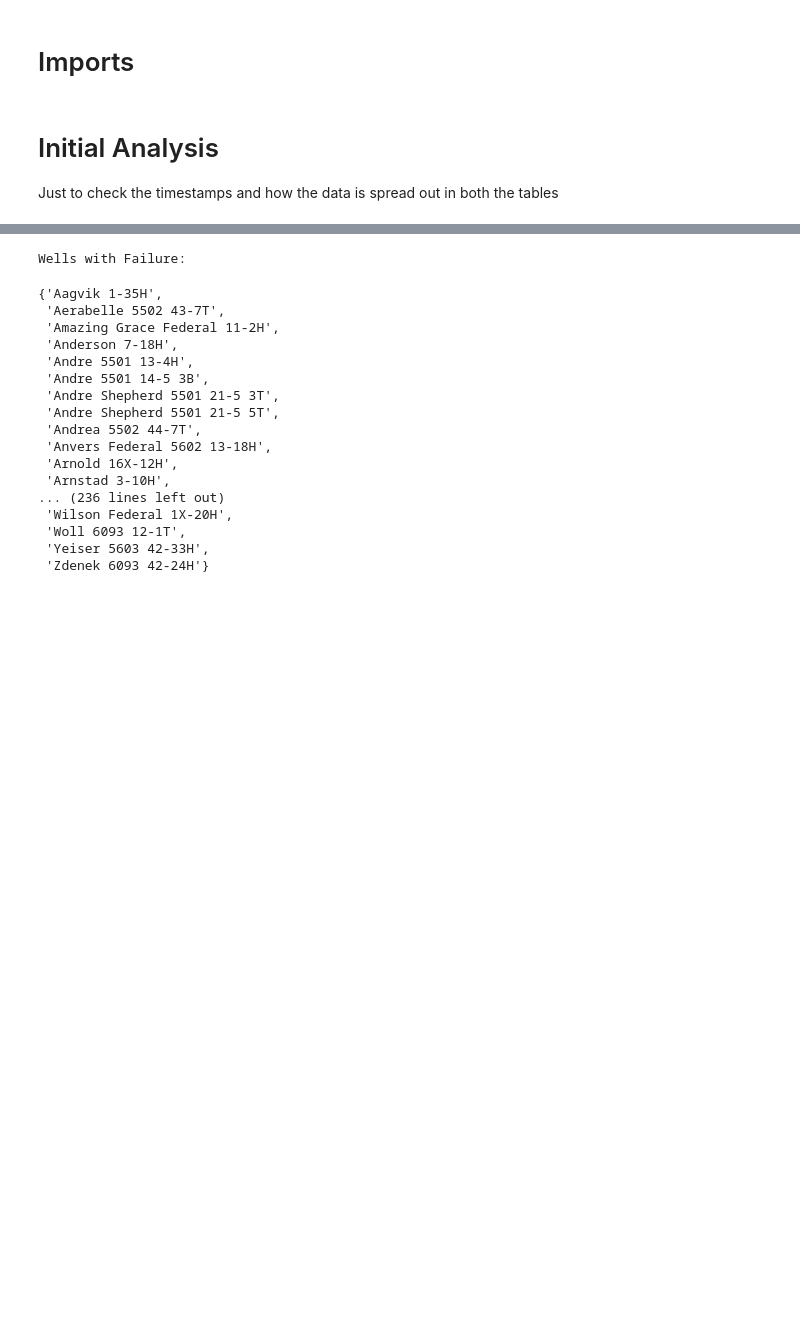
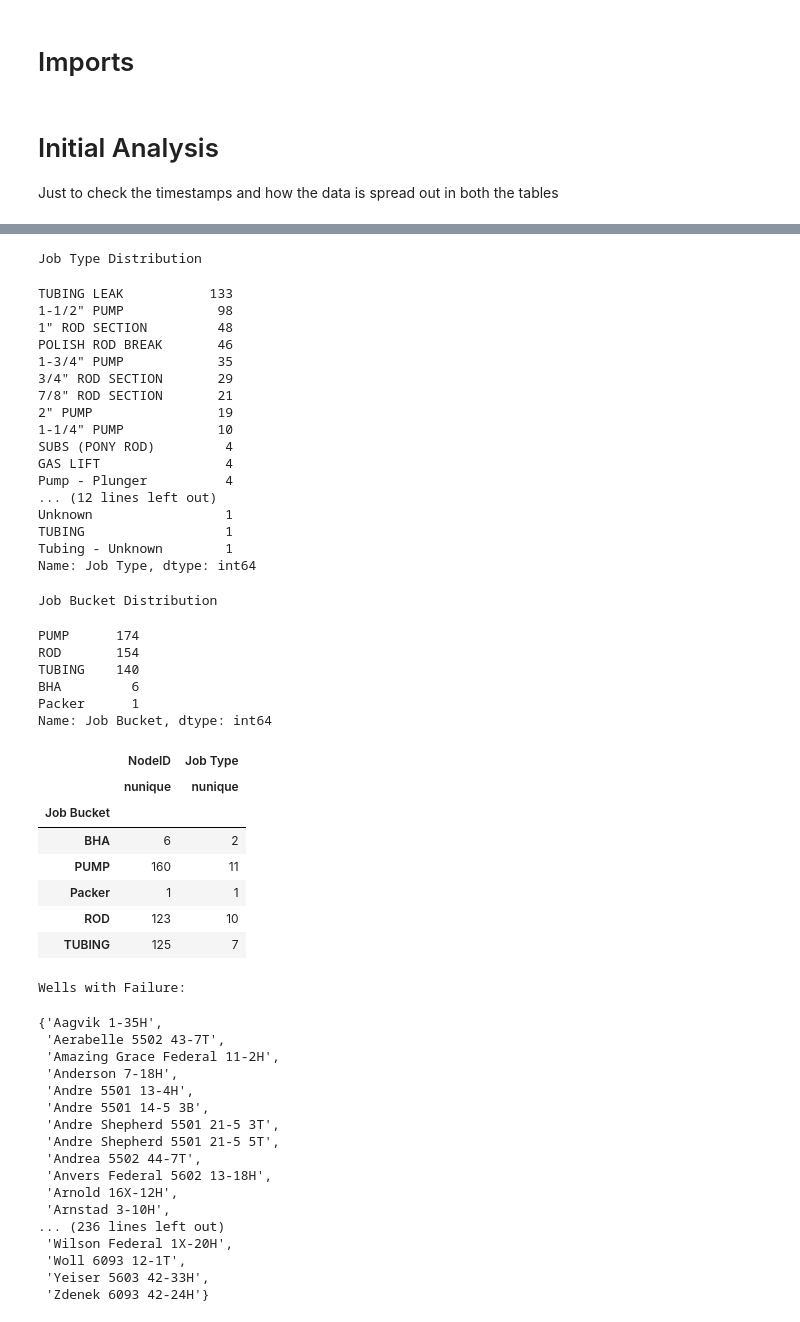
Before and after one commit to Ashitha97/ESP, a Jupyter notebook: Failure Forecasting/Feature Analysis.ipynb, the cells around one changed output, grey strips where cells are left out. Drawn from its saved outputs; the diff is of its cells as text; code cells hidden in the pictures; blank space fills up the shorter version.

```diff
--- a/Failure Forecasting/Feature Analysis.ipynb
+++ b/Failure Forecasting/Feature Analysis.ipynb
@@ -112,6 +112,54 @@ failures.head()
 | 2 | Acklins 6092 12-18H | 2019-12-24 | 2020-01-02 | 2020-01-03 | POLISH ROD BREAK | ROD | Mechanically Induced Damage | None |
 | 3 | Aerabelle 5502 43-7T | 2018-10-10 | 2019-08-13 | 2019-08-15 | 3/4" ROD SECTION | ROD | Mechanically Induced Damage | Dropped (X) Amount of Times |
 | 4 | Alder 6092 43-8H | 2019-12-23 | 2019-12-27 | 2020-01-07 | 1-1/2" PUMP | PUMP | Loose Connection | None |
+# %%
+"""
+Checking the Distribution of Failures
+"""
+print("Job Type Distribution")
+display(failures['Job Type'].value_counts())
+
+print("Job Bucket Distribution")
+display(failures['Job Bucket'].value_counts())
+
+failures.groupby('Job Bucket').agg({
+    'NodeID': ['nunique'],
+    'Job Type': ['nunique']
+})
+# %% [output]
+Job Type Distribution
+TUBING LEAK           133
+1-1/2" PUMP            98
+1" ROD SECTION         48
+POLISH ROD BREAK       46
+1-3/4" PUMP            35
+3/4" ROD SECTION       29
+7/8" ROD SECTION       21
+2" PUMP                19
+1-1/4" PUMP            10
+SUBS (PONY ROD)         4
+GAS LIFT                4
+Pump - Plunger          4
+... (12 lines left out)
+Unknown                 1
+TUBING                  1
+Tubing - Unknown        1
+Name: Job Type, dtype: int64
+Job Bucket Distribution
+PUMP      174
+ROD       154
+TUBING    140
+BHA         6
+Packer      1
+Name: Job Bucket, dtype: int64
+|  | NodeID | Job Type |
+|  | nunique | nunique |
+| Job Bucket |  |  |
+| BHA | 6 | 2 |
+| PUMP | 160 | 11 |
+| Packer | 1 | 1 |
+| ROD | 123 | 10 |
+| TUBING | 125 | 7 |
 # %%
 data_wells = set(data_info.NodeID)
 fail_wells = set(failures.NodeID.unique())
```
Also changed, not shown: parts of 12 cells of this notebook, 1 other file.
